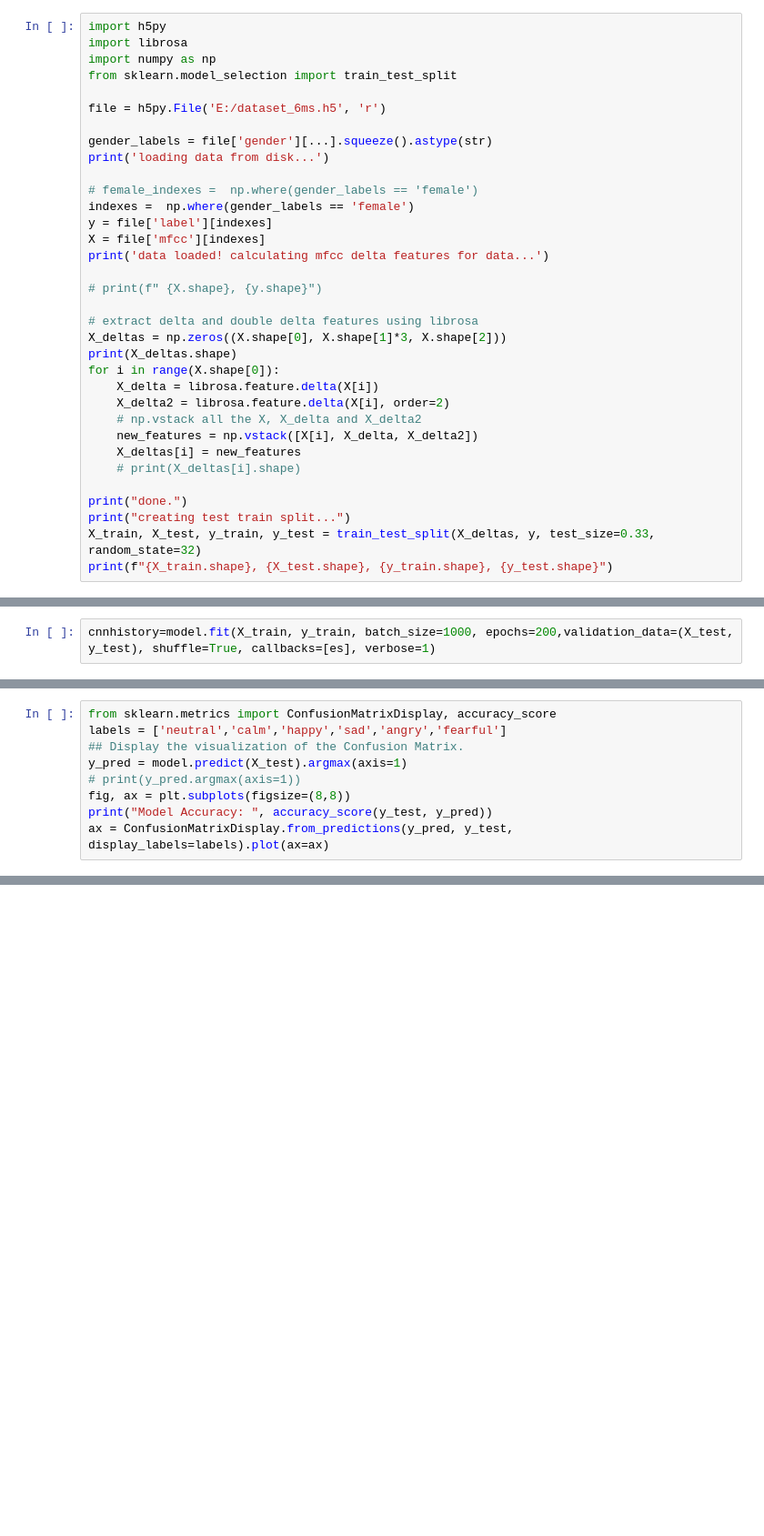
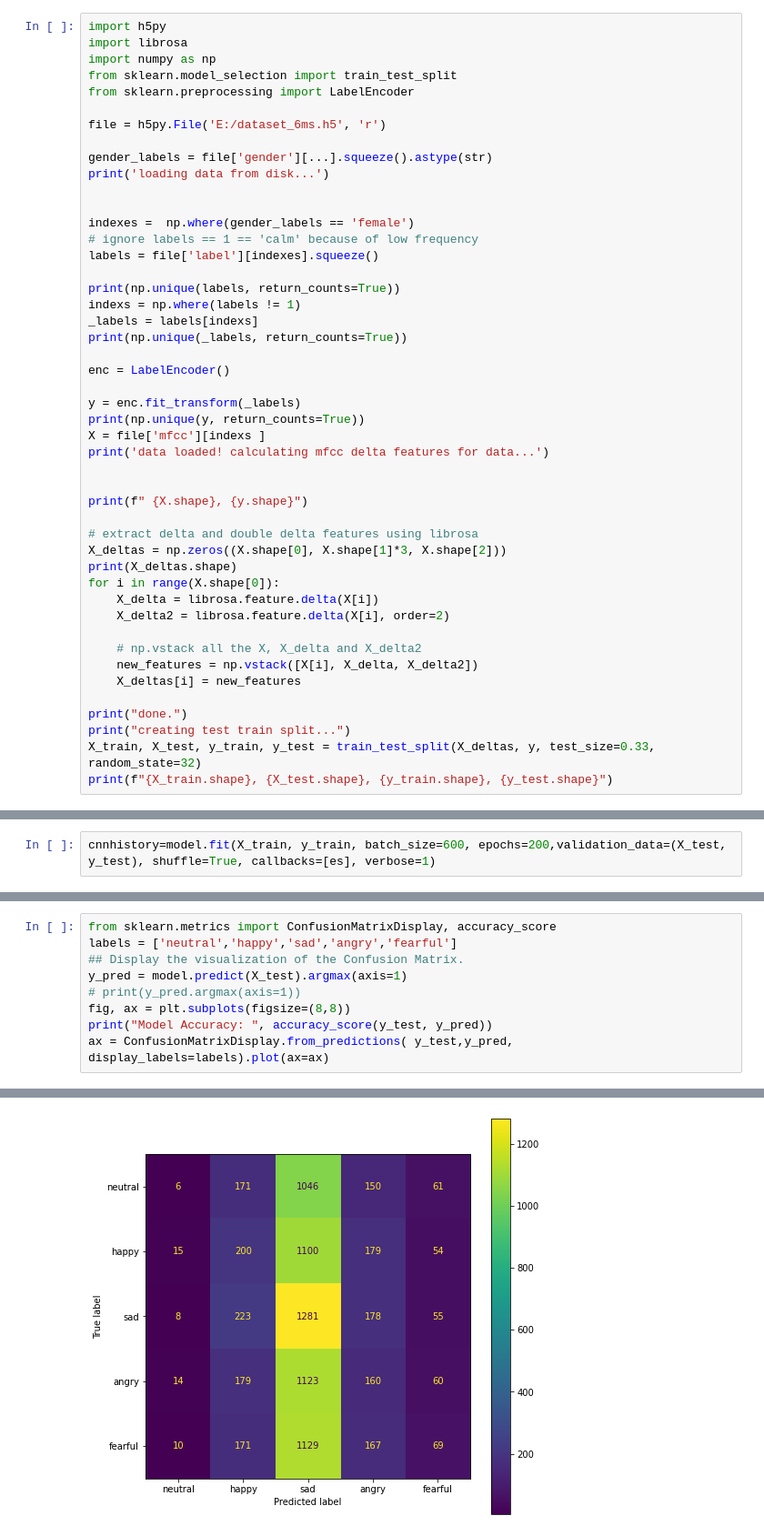
Before and after one commit to PastaGits/VocalEmotionSensor, a Jupyter notebook: misc/mfcc_keras_functional.ipynb, the cells around one changed output, grey strips where cells are left out. Shown: that part at 91% size. Saved outputs shown, nothing was run; the diff lists cells and outputs as text; blank space fills up the shorter version.

```diff
--- a/misc/mfcc_keras_functional.ipynb
+++ b/misc/mfcc_keras_functional.ipynb
@@ -3,19 +3,32 @@ import h5py
 import librosa
 import numpy as np
 from sklearn.model_selection import train_test_split
+from sklearn.preprocessing import LabelEncoder
 
 file = h5py.File('E:/dataset_6ms.h5', 'r')
 
 gender_labels = file['gender'][...].squeeze().astype(str)
 print('loading data from disk...')
 
-# female_indexes =  np.where(gender_labels == 'female')
+
 indexes =  np.where(gender_labels == 'female')
-y = file['label'][indexes]
-X = file['mfcc'][indexes]
+# ignore labels == 1 == 'calm' because of low frequency
+labels = file['label'][indexes].squeeze()
+
+print(np.unique(labels, return_counts=True))
+indexs = np.where(labels != 1)
+_labels = labels[indexs]
+print(np.unique(_labels, return_counts=True))
+
+enc = LabelEncoder()
+
+y = enc.fit_transform(_labels)
+print(np.unique(y, return_counts=True))
+X = file['mfcc'][indexs ]
 print('data loaded! calculating mfcc delta features for data...')
 
-# print(f" {X.shape}, {y.shape}")
+
+print(f" {X.shape}, {y.shape}")
 
 # extract delta and double delta features using librosa
 X_deltas = np.zeros((X.shape[0], X.shape[1]*3, X.shape[2]))
@@ -23,10 +36,10 @@ print(X_deltas.shape)
 for i in range(X.shape[0]):
     X_delta = librosa.feature.delta(X[i])
     X_delta2 = librosa.feature.delta(X[i], order=2)
+
     # np.vstack all the X, X_delta and X_delta2
     new_features = np.vstack([X[i], X_delta, X_delta2])
     X_deltas[i] = new_features
-    # print(X_deltas[i].shape)
 
 print("done.")
 print("creating test train split...")
@@ -156,5 +199,5 @@ Non-trainable params: 2,434
 __________________________________________________________________________________________________
 # %%
-cnnhistory=model.fit(X_train, y_train, batch_size=1000, epochs=200,validation_data=(X_test, y_test), shuffle=True, callbacks=[es], verbose=1)
+cnnhistory=model.fit(X_train, y_train, batch_size=600, epochs=200,validation_data=(X_test, y_test), shuffle=True, callbacks=[es], verbose=1)
 # %% [output]
 Epoch 1/200
@@ -203,10 +246,11 @@ plt.show()
 plt.close()
 # %%
 from sklearn.metrics import ConfusionMatrixDisplay, accuracy_score
-labels = ['neutral','calm','happy','sad','angry','fearful']
+labels = ['neutral','happy','sad','angry','fearful']
 ## Display the visualization of the Confusion Matrix.
 y_pred = model.predict(X_test).argmax(axis=1)
 # print(y_pred.argmax(axis=1))
 fig, ax = plt.subplots(figsize=(8,8))
 print("Model Accuracy: ", accuracy_score(y_test, y_pred))
-ax = ConfusionMatrixDisplay.from_predictions(y_pred, y_test, display_labels=labels).plot(ax=ax)
+ax = ConfusionMatrixDisplay.from_predictions( y_test,y_pred, display_labels=labels).plot(ax=ax)
+# %% [output]
@@ -212,0 +258 @@ ax = ConfusionMatrixDisplay.from_predictions(y_pred, y_test, display_labels=labe
+[figure, added]
```
Also changed, not shown: parts of 6 cells of this notebook, 4 other files.
